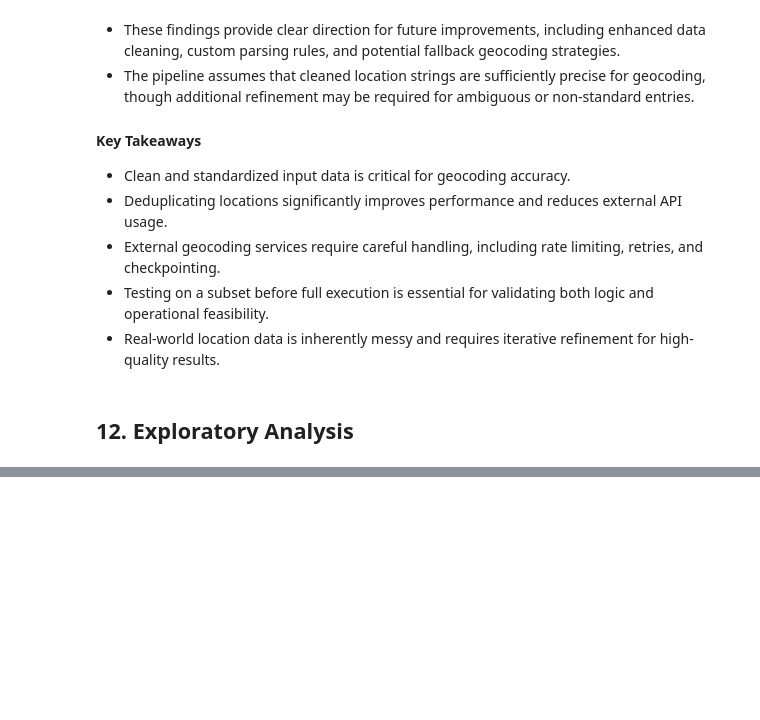
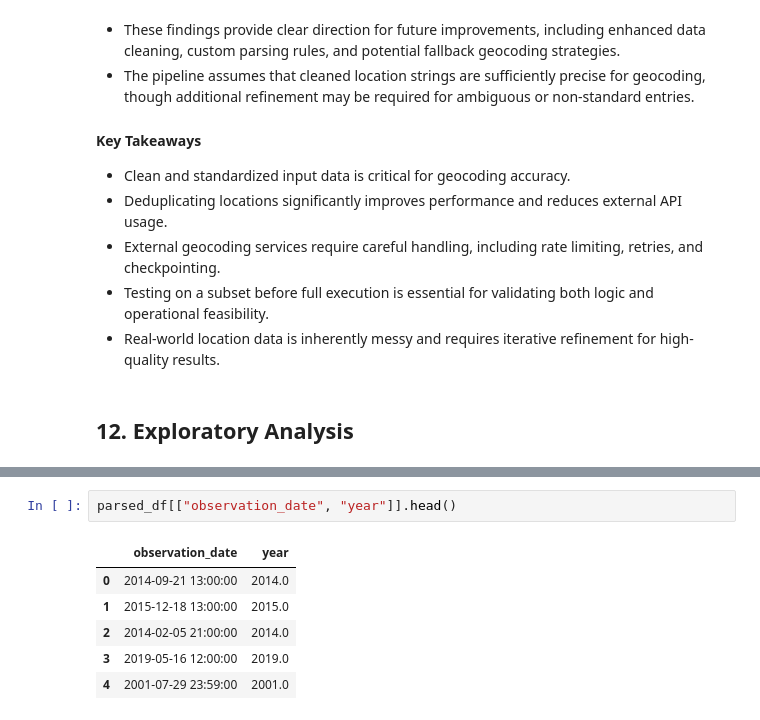
Before and after one commit to S9Den8/ufo-sightings-db, a Jupyter notebook: notebooks/nuforc_initial_exploration.ipynb, the cells around one changed output, grey strips where cells are left out. Cells and saved outputs as stored; diff of their text form; blank space fills up the shorter version.

```diff
--- a/notebooks/nuforc_initial_exploration.ipynb
+++ b/notebooks/nuforc_initial_exploration.ipynb
@@ -1251,0 +1594,9 @@ Reviewing these cases can guide enhancements such as:
+# %%
+parsed_df[["observation_date", "year"]].head()
+# %% [output]
+|  | observation_date | year |
+| 0 | 2014-09-21 13:00:00 | 2014.0 |
+| 1 | 2015-12-18 13:00:00 | 2015.0 |
+| 2 | 2014-02-05 21:00:00 | 2014.0 |
+| 3 | 2019-05-16 12:00:00 | 2019.0 |
+| 4 | 2001-07-29 23:59:00 | 2001.0 |
```
Also changed, not shown: parts of 68 cells of this notebook.
